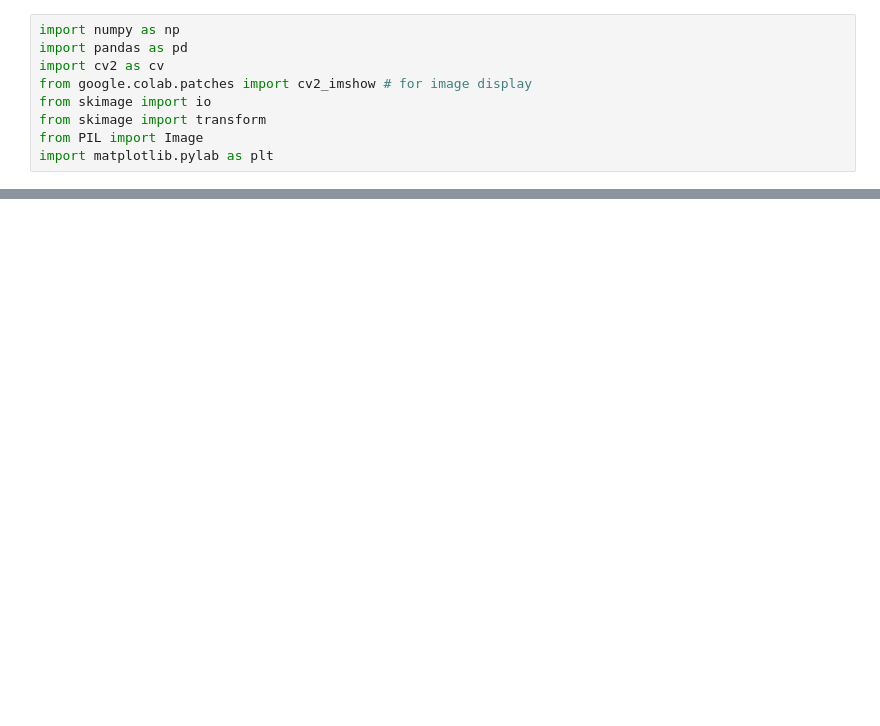
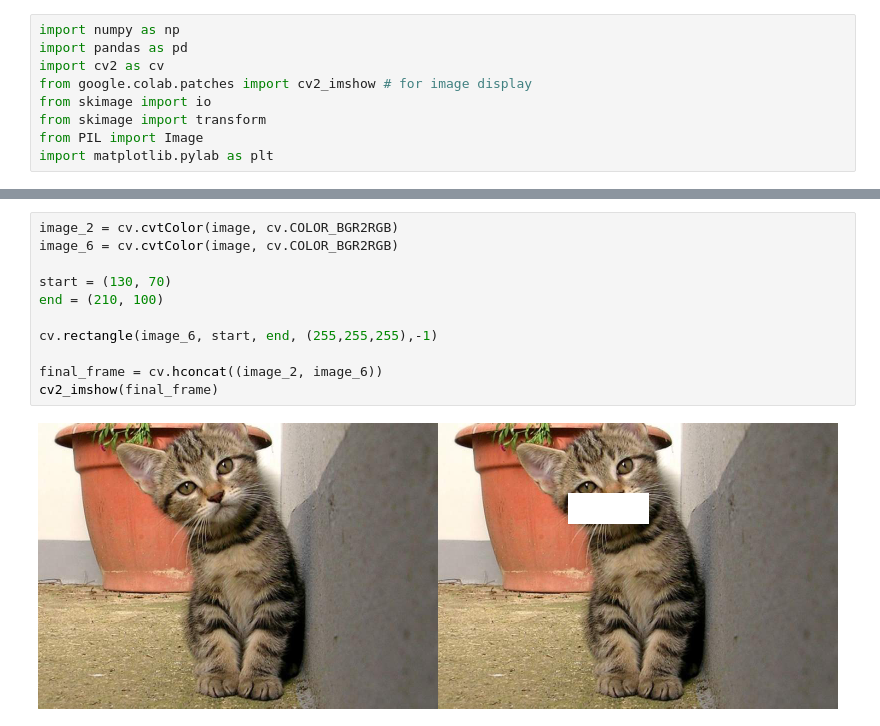
Before and after one commit to bellasoniadwi/PCVK_Genap_2023, a Jupyter notebook: Week1.ipynb, the cells around one changed output, grey strips where cells are left out. Cells and saved outputs as stored; diff of their text form; blank space fills up the shorter version.

```diff
--- a/Week1.ipynb
+++ b/Week1.ipynb
@@ -87,0 +93,13 @@ cv2_imshow(final_frame)
+# %%
+image_2 = cv.cvtColor(image, cv.COLOR_BGR2RGB)
+image_6 = cv.cvtColor(image, cv.COLOR_BGR2RGB)
+
+start = (130, 70)
+end = (210, 100)
+
+cv.rectangle(image_6, start, end, (255,255,255),-1)
+
+final_frame = cv.hconcat((image_2, image_6))
+cv2_imshow(final_frame)
+# %% [output]
+[figure, added]
```
Also changed, not shown: parts of 6 cells of this notebook.
